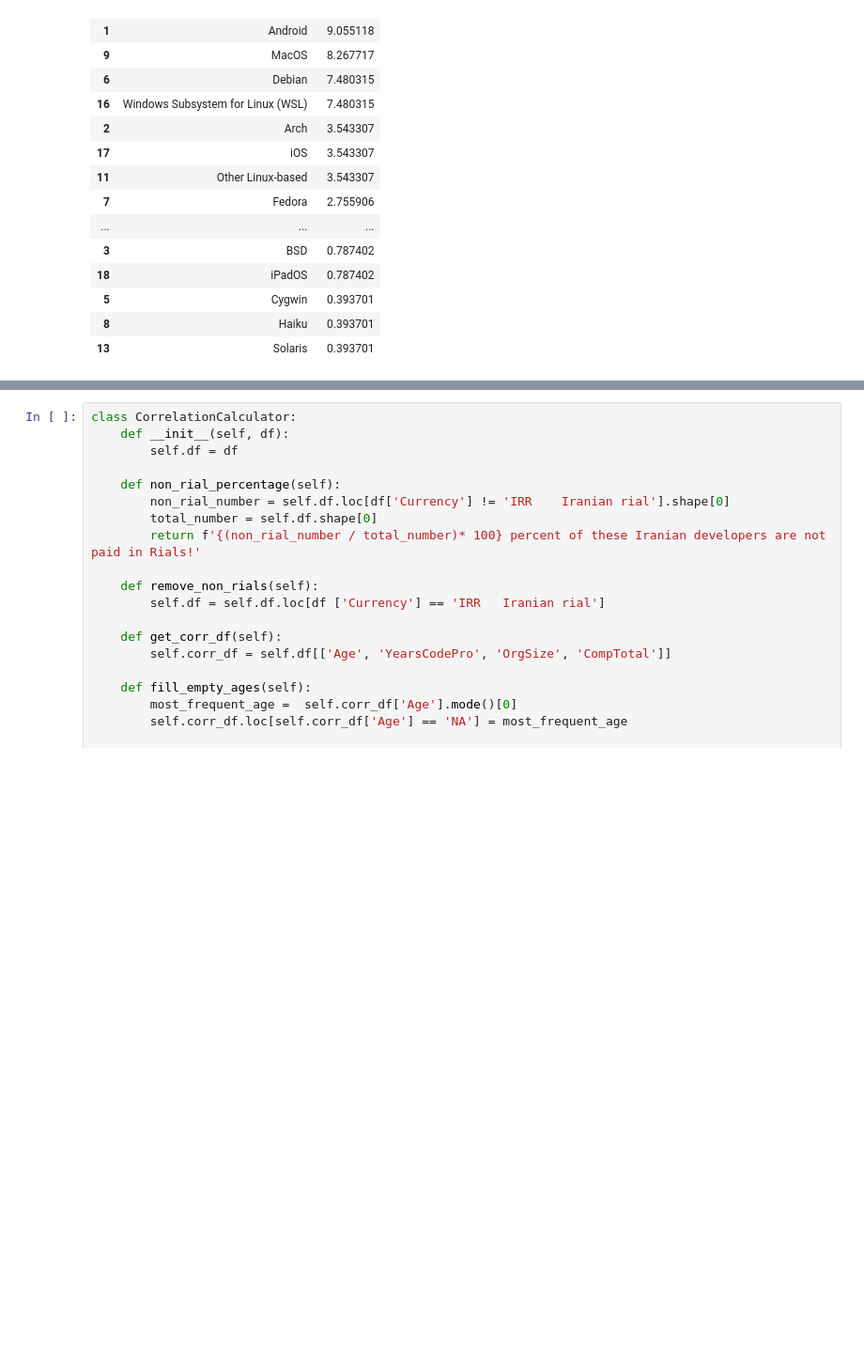
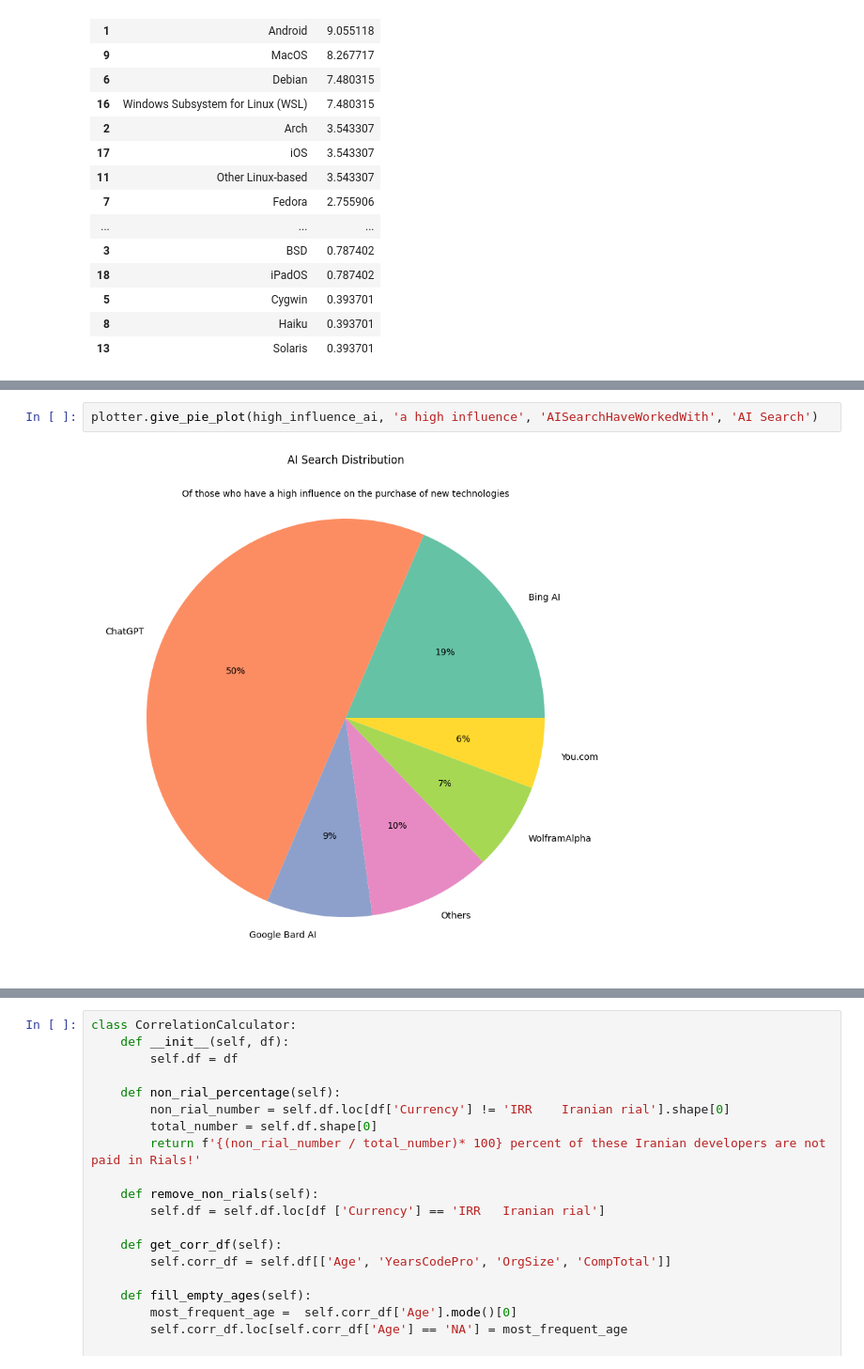
Before and after one commit to abrahim-k/stack_overflow_data, a Jupyter notebook: stack_overflow.ipynb, the cells around one changed output, grey strips where cells are left out. Shown at 94% size. Drawn from its saved outputs; the diff is of its cells as text; blank space fills up the shorter version.

```diff
--- a/stack_overflow.ipynb
+++ b/stack_overflow.ipynb
@@ -354,3 +385,7 @@ high_influence_ai
+# %%
+plotter.give_pie_plot(high_influence_ai, 'a high influence', 'AISearchHaveWorkedWith', 'AI Search')
+# %% [output]
+[figure, added]
 # %%
 
 some_influence_ai = some_result_maker.get_percentages_df_by_column('AISearchHaveWorkedWith')
```
Also changed, not shown: parts of 20 cells of this notebook.
